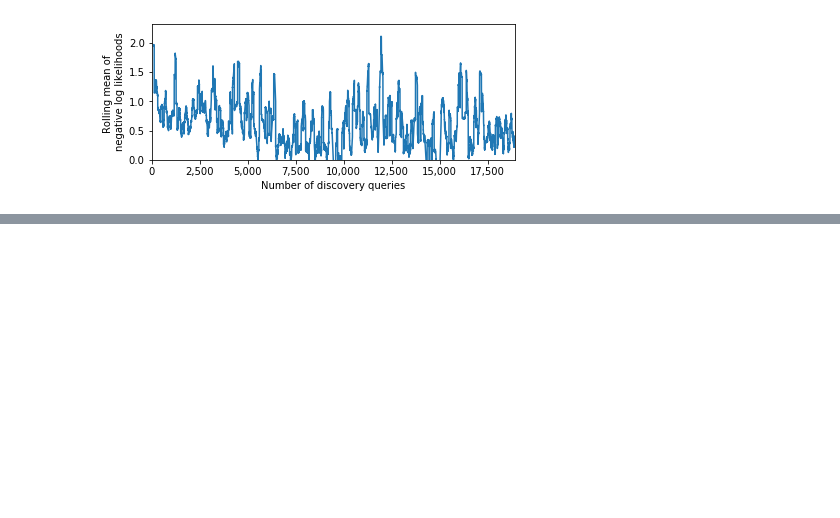
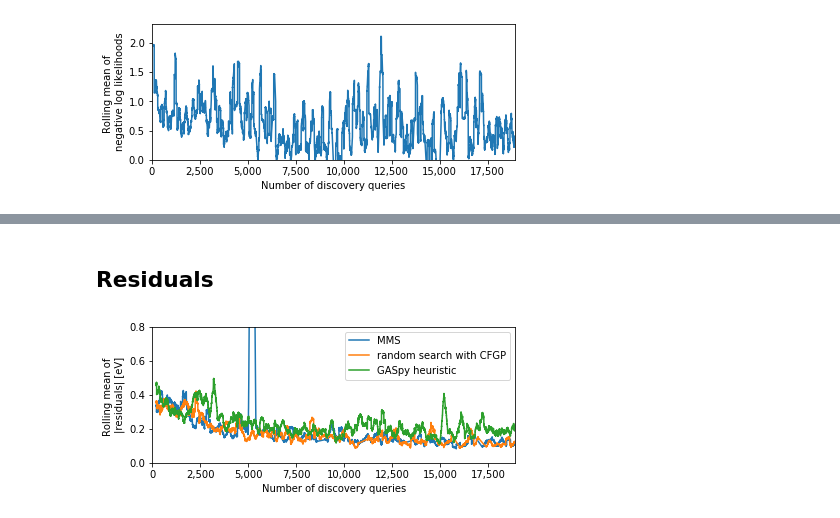
Before and after one commit to ulissigroup/catalyst-acquisitions, a Jupyter notebook: notebooks/comparisons/compare_hallucinations.ipynb, the cells around one changed output, grey strips where cells are left out. Cells and saved outputs as stored; diff of their text form; code cells hidden in the pictures; blank space fills up the shorter version.

```diff
--- a/notebooks/comparisons/compare_hallucinations.ipynb
+++ b/notebooks/comparisons/compare_hallucinations.ipynb
@@ -289,0 +313,25 @@ _ = ax_mms.get_xaxis().set_major_formatter(FORMATTER)
+# %% [markdown]
+## Residuals
+# %%
+fig = plt.figure()
+ax = fig.gca()
+
+_ = plot_rolling_metric(ax=ax,
+                        metric_values=np.abs(mms_discoverer.residuals),
+                        label='MMS',
+                        metric_name='|residuals|',
+                        unit='eV')
+_ = plot_rolling_metric(ax=ax,
+                        metric_values=np.abs(rs_discoverer.residuals),
+                        label='random search with CFGP',
+                        metric_name='|residuals|',
+                        unit='eV')
+_ = plot_rolling_metric(ax=ax,
+                        metric_values=np.abs(tpot_discoverer.residuals),
+                        label='GASpy heuristic',
+                        metric_name='|residuals|',
+                        unit='eV')
+
+_ = ax.set_ylim([0., 0.8])
+# %% [output]
+[figure, added]
```
Also changed, not shown: parts of 11 cells of this notebook.
